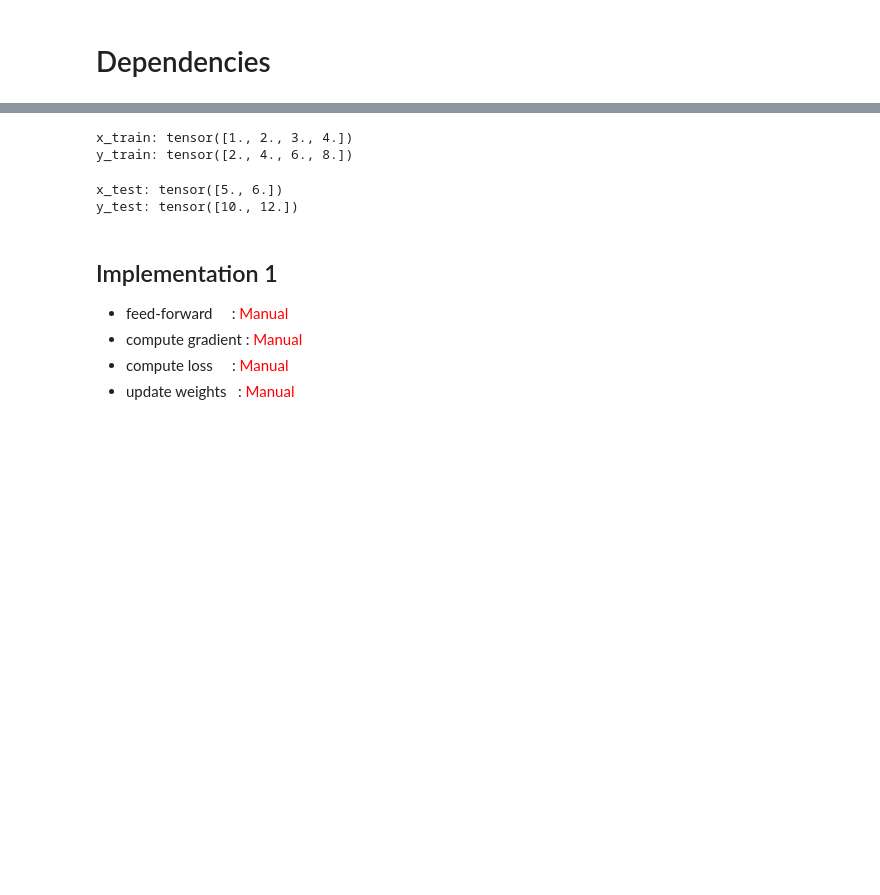
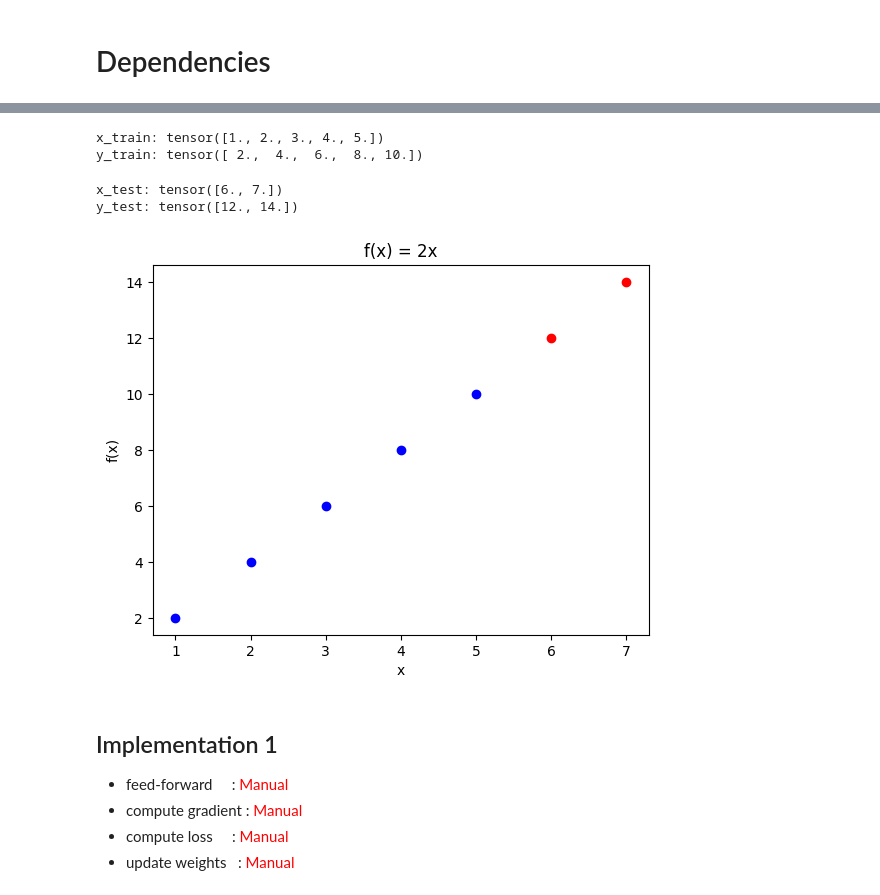
Before and after one commit to mr-pylin/pytorch-workshop, a Jupyter notebook: codes/04_linear-regression.ipynb, the cells around one changed output, grey strips where cells are left out. Drawn from its saved outputs; the diff is of its cells as text; code cells hidden in the pictures; blank space fills up the shorter version.

```diff
--- a/codes/04_linear-regression.ipynb
+++ b/codes/04_linear-regression.ipynb
@@ -67,11 +49,12 @@ dataset = torch.tensor(
         [3, 6],
         [4, 8],
         [5, 10],
-        [6, 12]
+        [6, 12],
+        [7, 14]
     ]
 )
 # %%
-trainset = dataset[:4]
+trainset = dataset[:5]
 
 x_train = trainset[:, 0].type(torch.float32)
 y_train = trainset[:, 1].type(torch.float32)
@@ -80,10 +63,10 @@ y_train = trainset[:, 1].type(torch.float32)
 print(f"x_train: {x_train}")
 print(f"y_train: {y_train}")
 # %% [output]
-x_train: tensor([1., 2., 3., 4.])
-y_train: tensor([2., 4., 6., 8.])
+x_train: tensor([1., 2., 3., 4., 5.])
+y_train: tensor([ 2.,  4.,  6.,  8., 10.])
 # %%
-testset = dataset[4:]
+testset = dataset[5:]
 
 x_test = testset[:, 0].type(torch.float32)
 y_test = testset[:, 1].type(torch.float32)
@@ -92,16 +75,18 @@ y_test = testset[:, 1].type(torch.float32)
 print(f"x_test: {x_test}")
 print(f"y_test: {y_test}")
 # %% [output]
-x_test: tensor([5., 6.])
-y_test: tensor([10., 12.])
+x_test: tensor([6., 7.])
+y_test: tensor([12., 14.])
 # %%
 # plot
-plt.scatter(dataset[:, 0][:4], dataset[:, 1][:4], c='blue')
-plt.scatter(dataset[:, 0][4:], dataset[:, 1][4:], c='red')
+plt.scatter(trainset[:, 0], trainset[:, 1], c='blue')
+plt.scatter(testset[:, 0], testset[:, 1], c='red')
 plt.title("f(x) = 2x")
 plt.xlabel('x')
 plt.ylabel('f(x)')
 plt.show()
+# %% [output]
+[figure, added]
 # %% [markdown]
 ## Implementation 1
 <ul>
```
Also changed, not shown: parts of 7 cells of this notebook, 7 other files.
